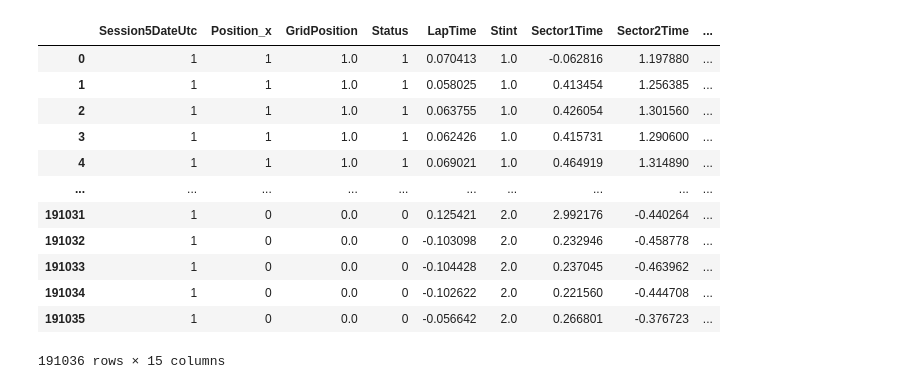
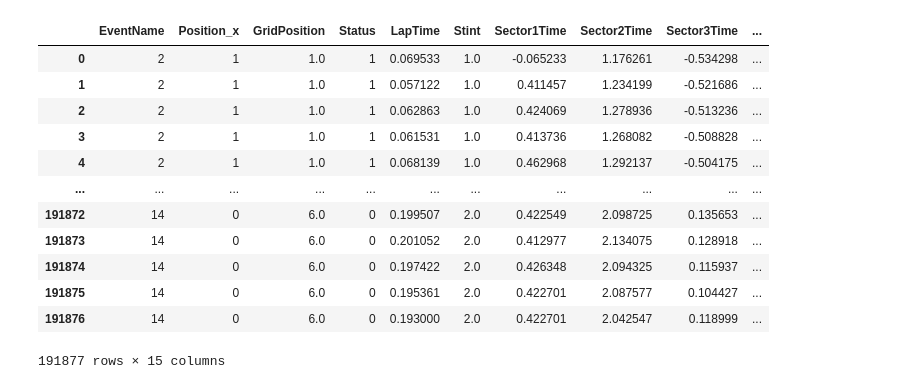
Before and after one commit to caiolacerdamt/f1-project, a Jupyter notebook: model.ipynb, the cells around one changed output. Cells and saved outputs as stored; diff of their text form; code cells hidden in the pictures.

```diff
--- a/model.ipynb
+++ b/model.ipynb
@@ -13,5 +14,3 @@ from sklearn.preprocessing import StandardScaler
 pd.set_option('display.max_columns', None)
 pd.set_option('display.max_colwidth', None)
 pd.set_option('display.width', None)
-# %%
-df = pd.read_csv("dataframe_for_neuralnetwork.csv")
@@ -26,0 +17,27 @@ df.head()
+# %%
+def get_dataframe_schedule(year):
+    df = ff1.get_event_schedule(year)
+    return (
+        df
+        .drop(columns=["Location", "OfficialEventName", "Session1Date", "Session1DateUtc", "Session2Date", "Session2DateUtc", "Session3Date", "Session3DateUtc",
+                       "Session4Date", "Session4DateUtc", "Session5Date", "Session5DateUtc", "F1ApiSupport"])
+        .loc[~df['EventName'].str.contains('Pre-Season', na=False)]
+        .reset_index(drop=True)
+    )
+
+def get_race(year, gp):
+    race = ff1.get_session(year, gp, "R")
+    race.load(laps=False, telemetry=False, weather=False, messages=False, livedata=False)
+    race_results_df = race.results
+    race_results_df = race_results_df.drop(columns=["BroadcastName", "Abbreviation", "DriverId", "TeamColor", "TeamId", "FirstName", "LastName", "HeadshotUrl", "CountryCode", "Q1", "Q2", "Q3", "Time"])
+    df_event = get_dataframe_schedule(year)
+    event_name = df_event.at[gp-1, "EventName"]
+    race_results_df["EventName"] = event_name
+    return race_results_df
+
+def get_laps_data(year, gp):
+    race = ff1.get_session(year, gp, "R")
+    race.load(telemetry=False, weather=False, messages=False, livedata=False)
+    df_laps = race.laps
+    df = df_laps.drop(columns=["Time", "PitOutTime", "PitInTime", "Sector1SessionTime", "Sector2SessionTime", "Sector3SessionTime", "SpeedFL", "SpeedST",
+                           "IsPersonalBest", "LapStartTime", "LapStartDate", "TrackStatus", "DeletedReason", "FastF1Generated", "IsAccurate"])
@@ -27 +141,9 @@ df.head()
+# %%
+scaler = StandardScaler()
+
+df_scaler = df.copy()
+
+df_scaler[['LapTime', 'Sector1Time', 'Sector2Time', 'Sector3Time', 'SpeedI1', 'SpeedI2', 'TyreLife']] = scaler.fit_transform(
+    df_scaler[['LapTime', 'Sector1Time', 'Sector2Time', 'Sector3Time', 'SpeedI1', 'SpeedI2', 'TyreLife']]
+)
 # %%
@@ -51,19 +171,19 @@ df = df.drop(columns=["Unnamed: 0", "EventName", "FullName", "Points", "LapNumbe
 # %%
-df["Position_x"] = np.where(df["Position_x"] == 1.0, 1, 0)
+df_scaler["Position_x"] = np.where(df_scaler["Position_x"] == 1.0, 1, 0)
-# %%
-df
-# %% [output]
-|  | Session5DateUtc | Position_x | GridPosition | Status | LapTime | Stint | Sector1Time | Sector2Time | ... |
-| 0 | 1 | 1 | 1.0 | 1 | 0.070413 | 1.0 | -0.062816 | 1.197880 | ... |
-| 1 | 1 | 1 | 1.0 | 1 | 0.058025 | 1.0 | 0.413454 | 1.256385 | ... |
-| 2 | 1 | 1 | 1.0 | 1 | 0.063755 | 1.0 | 0.426054 | 1.301560 | ... |
-| 3 | 1 | 1 | 1.0 | 1 | 0.062426 | 1.0 | 0.415731 | 1.290600 | ... |
-| 4 | 1 | 1 | 1.0 | 1 | 0.069021 | 1.0 | 0.464919 | 1.314890 | ... |
-| ... | ... | ... | ... | ... | ... | ... | ... | ... | ... |
-| 191031 | 1 | 0 | 0.0 | 0 | 0.125421 | 2.0 | 2.992176 | -0.440264 | ... |
-| 191032 | 1 | 0 | 0.0 | 0 | -0.103098 | 2.0 | 0.232946 | -0.458778 | ... |
-| 191033 | 1 | 0 | 0.0 | 0 | -0.104428 | 2.0 | 0.237045 | -0.463962 | ... |
-| 191034 | 1 | 0 | 0.0 | 0 | -0.102622 | 2.0 | 0.221560 | -0.444708 | ... |
-| 191035 | 1 | 0 | 0.0 | 0 | -0.056642 | 2.0 | 0.266801 | -0.376723 | ... |
-191036 rows × 15 columns
+# %%
+df_scaler
+# %% [output]
+|  | EventName | Position_x | GridPosition | Status | LapTime | Stint | Sector1Time | Sector2Time | Sector3Time | ... |
+| 0 | 2 | 1 | 1.0 | 1 | 0.069533 | 1.0 | -0.065233 | 1.176261 | -0.534298 | ... |
+| 1 | 2 | 1 | 1.0 | 1 | 0.057122 | 1.0 | 0.411457 | 1.234199 | -0.521686 | ... |
+| 2 | 2 | 1 | 1.0 | 1 | 0.062863 | 1.0 | 0.424069 | 1.278936 | -0.513236 | ... |
+| 3 | 2 | 1 | 1.0 | 1 | 0.061531 | 1.0 | 0.413736 | 1.268082 | -0.508828 | ... |
+| 4 | 2 | 1 | 1.0 | 1 | 0.068139 | 1.0 | 0.462968 | 1.292137 | -0.504175 | ... |
+| ... | ... | ... | ... | ... | ... | ... | ... | ... | ... | ... |
+| 191872 | 14 | 0 | 6.0 | 0 | 0.199507 | 2.0 | 0.422549 | 2.098725 | 0.135653 | ... |
+| 191873 | 14 | 0 | 6.0 | 0 | 0.201052 | 2.0 | 0.412977 | 2.134075 | 0.128918 | ... |
+| 191874 | 14 | 0 | 6.0 | 0 | 0.197422 | 2.0 | 0.426348 | 2.094325 | 0.115937 | ... |
+| 191875 | 14 | 0 | 6.0 | 0 | 0.195361 | 2.0 | 0.422701 | 2.087577 | 0.104427 | ... |
+| 191876 | 14 | 0 | 6.0 | 0 | 0.193000 | 2.0 | 0.422701 | 2.042547 | 0.118999 | ... |
+191877 rows × 15 columns
 # %%
```
Also changed, not shown: parts of 14 cells of this notebook, 3 other files.
